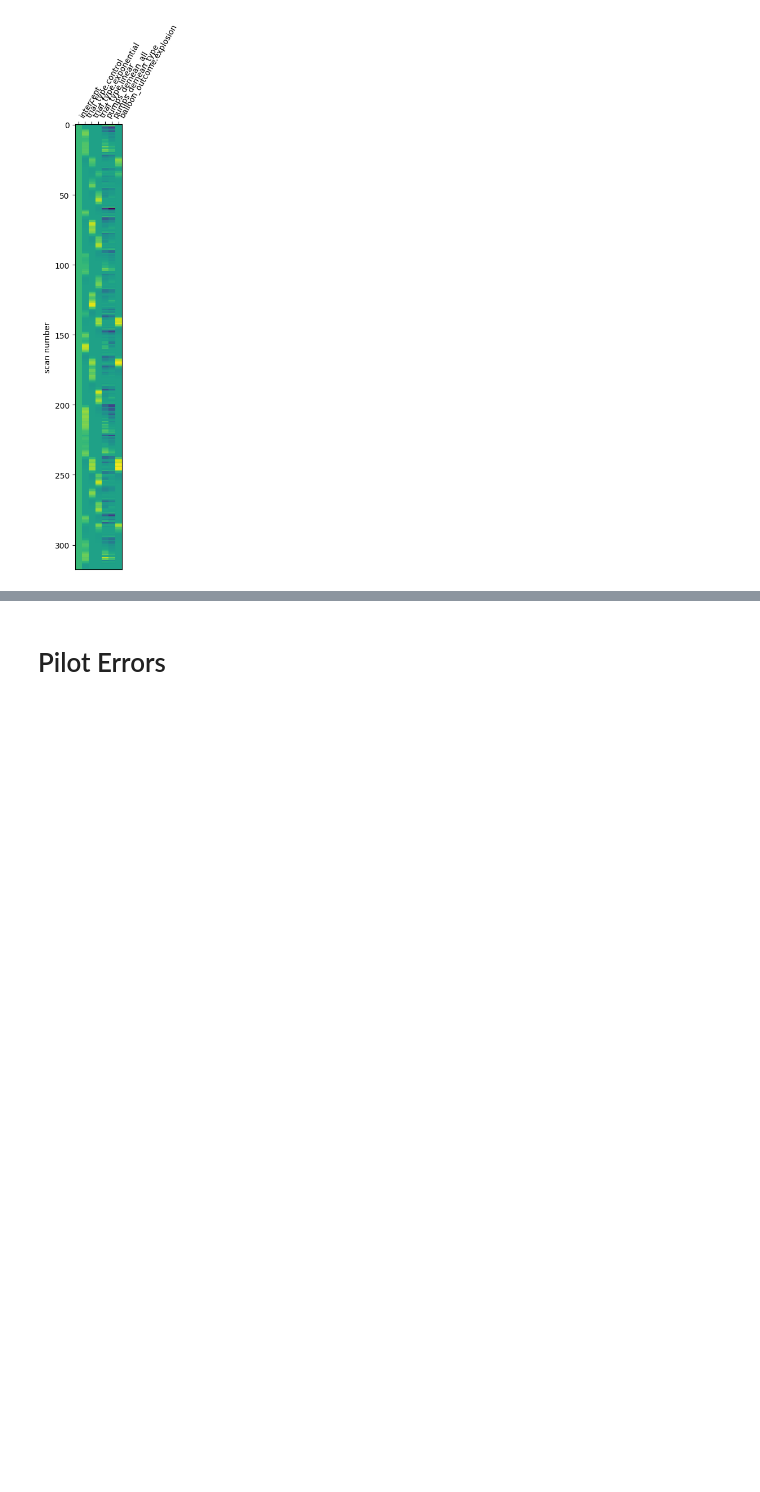
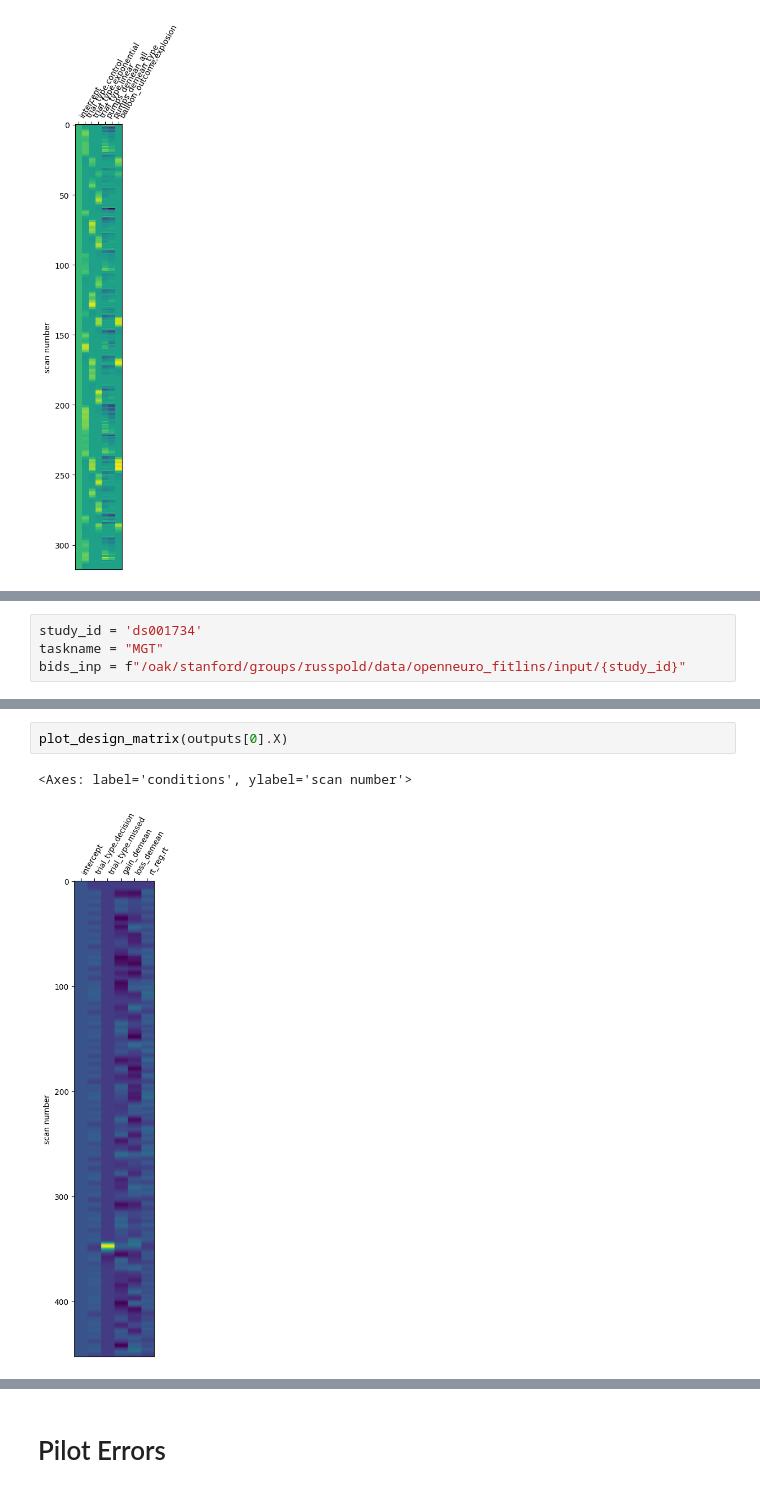
Before and after one commit to lobennett/openneuro_glmfitlins, a Jupyter notebook: scripts/jupyter_notebooks/transformations.ipynb, the cells around one changed output, grey strips where cells are left out. Cells and saved outputs as stored; diff of their text form; blank space fills up the shorter version.

```diff
--- a/scripts/jupyter_notebooks/transformations.ipynb
+++ b/scripts/jupyter_notebooks/transformations.ipynb
@@ -924,0 +856,4 @@ In this instance, the trial_type column had 'strings' and 'n/a' values.
+# %%
+study_id = 'ds001734'
+taskname = "MGT"
+bids_inp = f"/oak/stanford/groups/russpold/data/openneuro_fitlins/input/{study_id}"
@@ -924,0 +1201,5 @@ In this instance, the trial_type column had 'strings' and 'n/a' values.
+# %%
+plot_design_matrix(outputs[0].X)
+# %% [output]
+<Axes: label='conditions', ylabel='scan number'>
+[figure, added]
```
Also changed, not shown: parts of 36 cells of this notebook, 47 other files.
